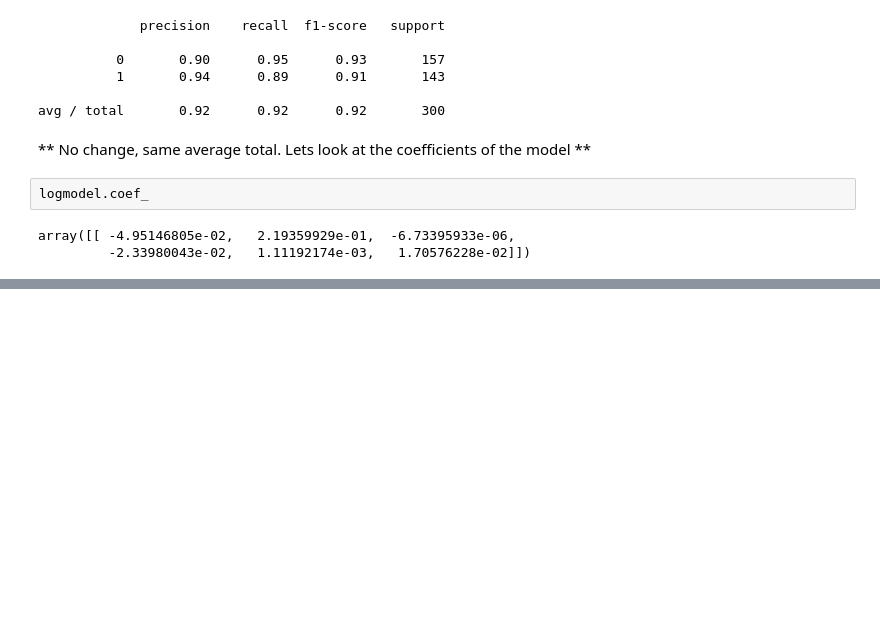
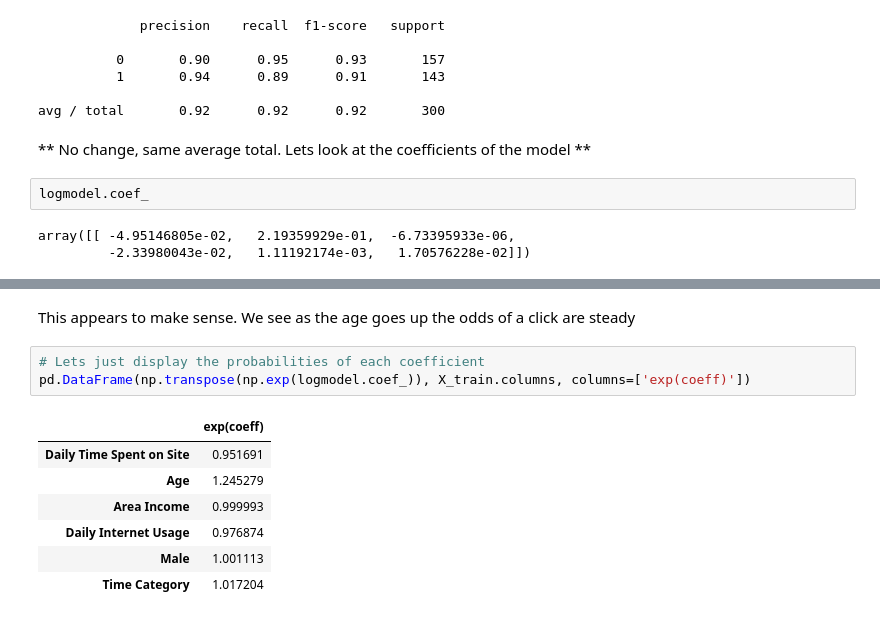
Before and after one commit to dleacock/CustomerAnalysis, a Jupyter notebook: CustomerAnalysis - Logistic Regression .ipynb, the cells around one changed output, grey strips where cells are left out. Drawn from its saved outputs; the diff is of its cells as text; blank space fills up the shorter version.

```diff
--- a/CustomerAnalysis - Logistic Regression .ipynb
+++ b/CustomerAnalysis - Logistic Regression .ipynb
@@ -234,0 +259,13 @@ array([[ -4.95146805e-02,   2.19359929e-01,  -6.73395933e-06,
+# %% [markdown]
+<p> This appears to make sense. We see as the age goes up the odds of a click are steady </p>
+# %%
+# Lets just display the probabilities of each coefficient
+pd.DataFrame(np.transpose(np.exp(logmodel.coef_)), X_train.columns, columns=['exp(coeff)'])
+# %% [output]
+|  | exp(coeff) |
+| Daily Time Spent on Site | 0.951691 |
+| Age | 1.245279 |
+| Area Income | 0.999993 |
+| Daily Internet Usage | 0.976874 |
+| Male | 1.001113 |
+| Time Category | 1.017204 |
```
Also changed, not shown: parts of 6 cells of this notebook.
